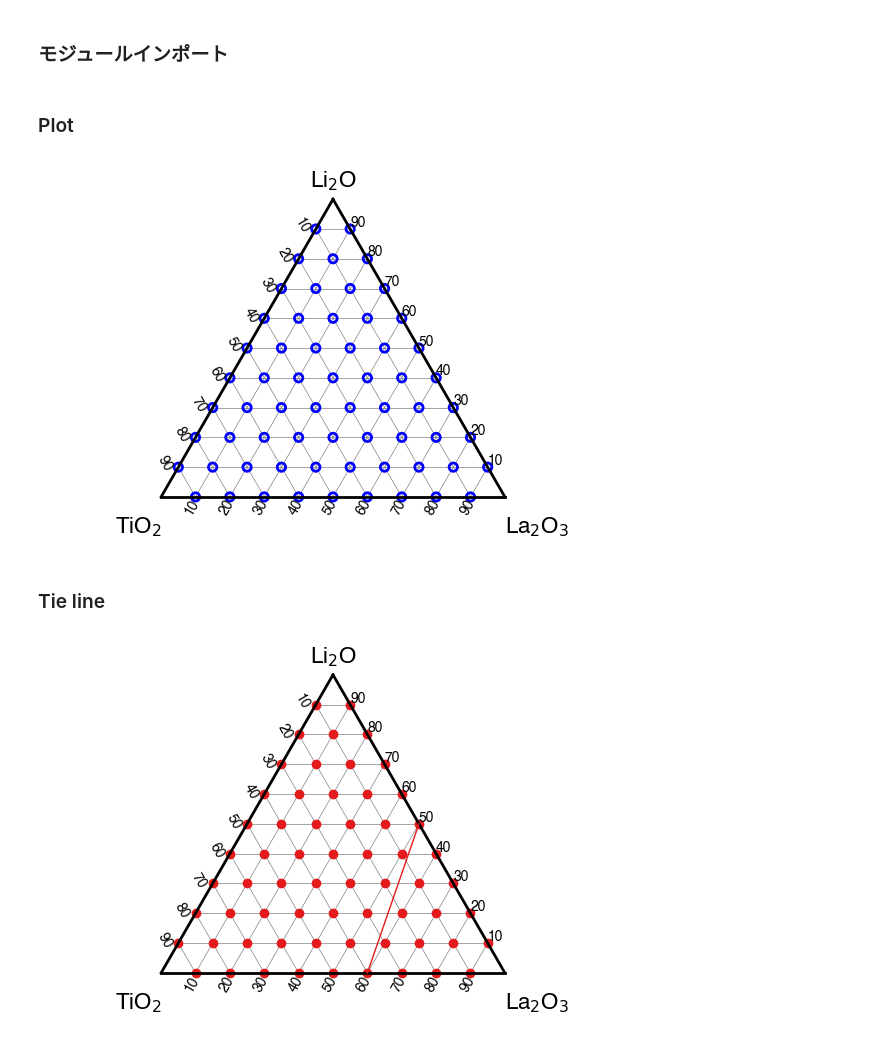
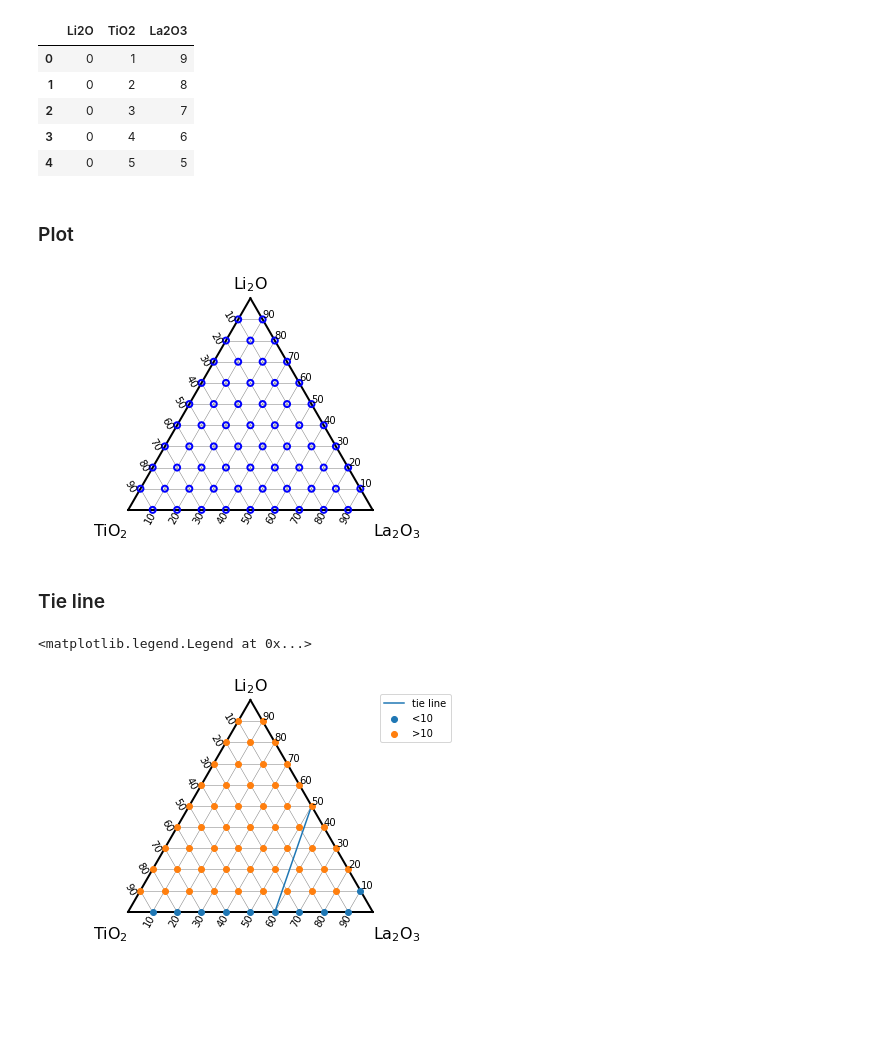
Before and after one commit to yu9824/ternary_diagram, a Jupyter notebook: example/mono_scatter/example_mono_scatter.ipynb, the cells around one changed output. Saved outputs shown, nothing was run; the diff lists cells and outputs as text; code cells hidden in the pictures; blank space fills up the shorter version.

```diff
--- a/example/mono_scatter/example_mono_scatter.ipynb
+++ b/example/mono_scatter/example_mono_scatter.ipynb
@@ -1,5 +1,3 @@
-# %% [markdown]
-### モジュールインポート
 # %%
 from ternary_diagram import TernaryDiagram
 import pandas as pd
@@ -6,18 +5,31 @@ import pandas as pd
 # %%
 df = pd.read_csv('example_mono_scatter.csv')
+df.head()
+# %% [output]
+|  | Li2O | TiO2 | La2O3 |
+| 0 | 0 | 1 | 9 |
+| 1 | 0 | 2 | 8 |
+| 2 | 0 | 3 | 7 |
+| 3 | 0 | 4 | 6 |
+| 4 | 0 | 5 | 5 |
 # %% [markdown]
 ### Plot
 # %%
+fig = plt.figure(facecolor='white')
 td = TernaryDiagram(df.columns)
-td.scatter(df, color = 'blue', facecolor = "None", lw = 2)
+ax = td.scatter(df, color = 'blue', facecolor = "None", lw = 2)
 # %% [output]
-[figure, old version]
+[figure, new version]
 # %% [markdown]
 ### Tie line
 # %%
+fig = plt.figure(facecolor='w')
 td = TernaryDiagram(df.columns)
-td.scatter(df)
-td.plot([1,0,1],[0,2,3])
+td.scatter(df.iloc[:10], label = '<10')
+td.scatter(df.iloc[10:], label = '>10')
+ax = td.plot(r1=[1,0,1],r2=[0,2,3], label = 'tie line')
+ax.legend()
 # %% [output]
+<matplotlib.legend.Legend at 0x...>
-[figure, old version]
+[figure, new version]
 # %%
```
Also changed, not shown: parts of 2 cells of this notebook, 12 other files.
